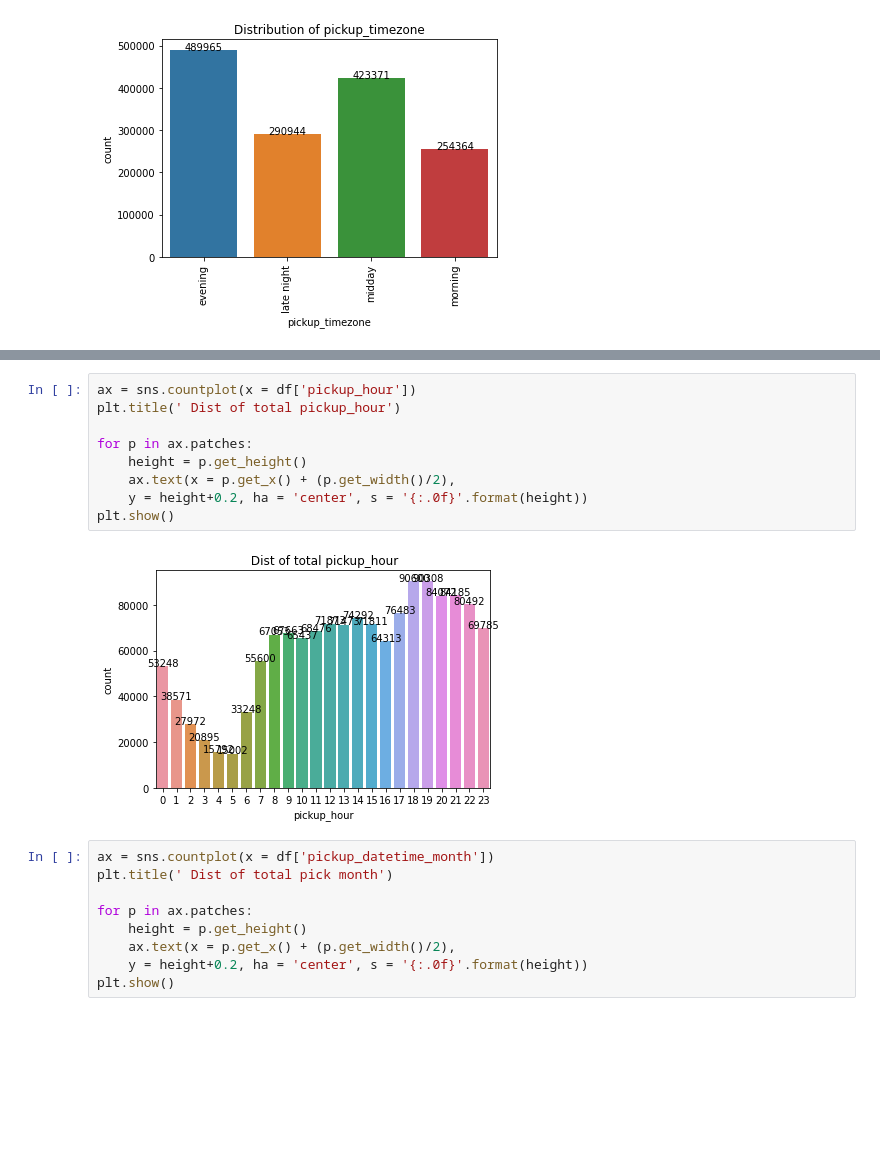
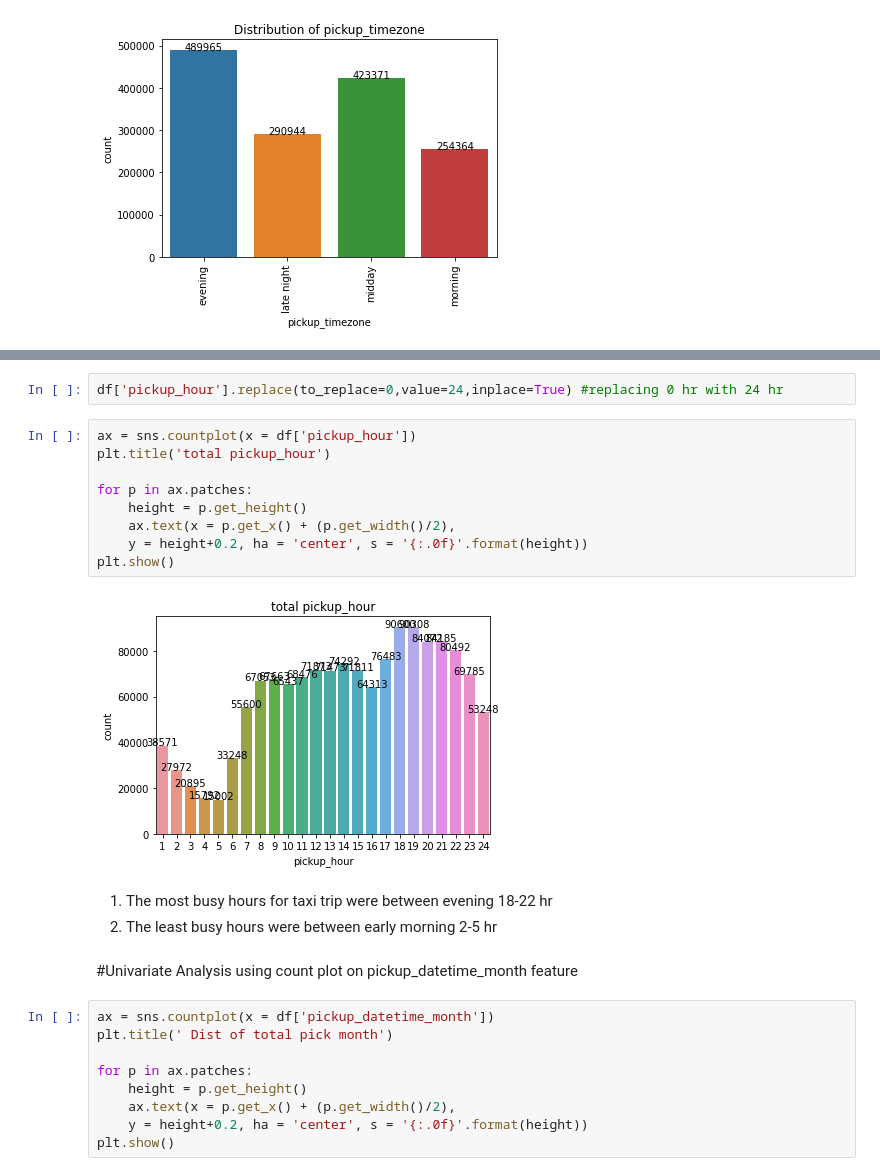
Before and after one commit to VargheseTito/NYC-Taxi-Trip-Time-Prediction, a Jupyter notebook: (Loud_n_Cloud)_NYC_Taxi_Trip_Time_Prediction_(Loud_n_Cloud)_Capstone_Project.ipynb, the cells around one changed output, grey strips where cells are left out. Cells and saved outputs as stored; diff of their text form; blank space fills up the shorter version.

```diff
--- a/(Loud_n_Cloud)_NYC_Taxi_Trip_Time_Prediction_(Loud_n_Cloud)_Capstone_Project.ipynb
+++ b/(Loud_n_Cloud)_NYC_Taxi_Trip_Time_Prediction_(Loud_n_Cloud)_Capstone_Project.ipynb
@@ -257,17 +276,24 @@ ax[0].set_title('dist of dropof hours')
 plt.tight_layout()
 # %% [output]
 [figure]
+# %%
+df['pickup_hour'].replace(to_replace=0,value=24,inplace=True) #replacing 0 hr with 24 hr
 # %%
 ax = sns.countplot(x = df['pickup_hour'])
-plt.title(' Dist of total pickup_hour')
+plt.title('total pickup_hour')
 
 for p in ax.patches:
     height = p.get_height()
     ax.text(x = p.get_x() + (p.get_width()/2),
     y = height+0.2, ha = 'center', s = '{:.0f}'.format(height))
 plt.show()
 # %% [output]
-[figure, old version]
+[figure, new version]
+# %% [markdown]
+1. The most busy hours  for taxi trip were between evening 18-22 hr
+2. The least busy hours were between early morning 2-5 hr
+# %% [markdown]
+#Univariate Analysis using count plot on pickup_datetime_month feature
 # %%
 ax = sns.countplot(x = df['pickup_datetime_month'])
 plt.title(' Dist of total pick month')
```
Also changed, not shown: parts of 15 cells of this notebook.
